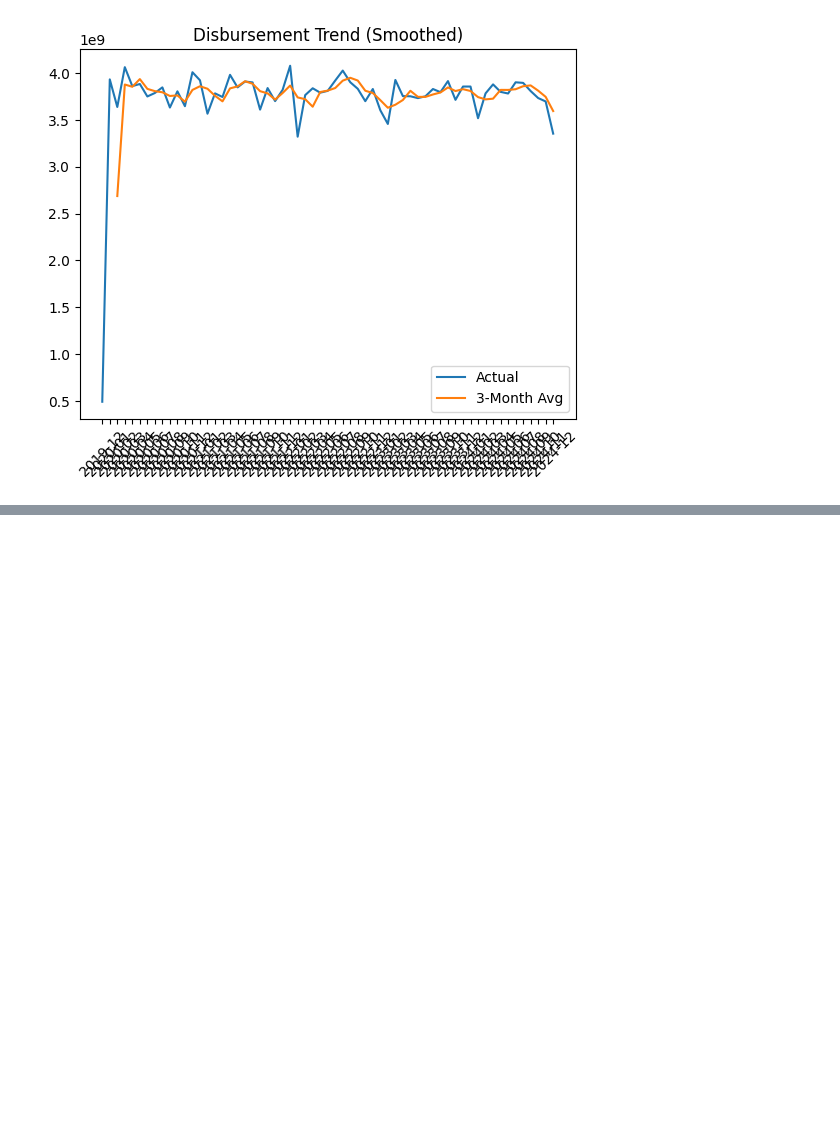
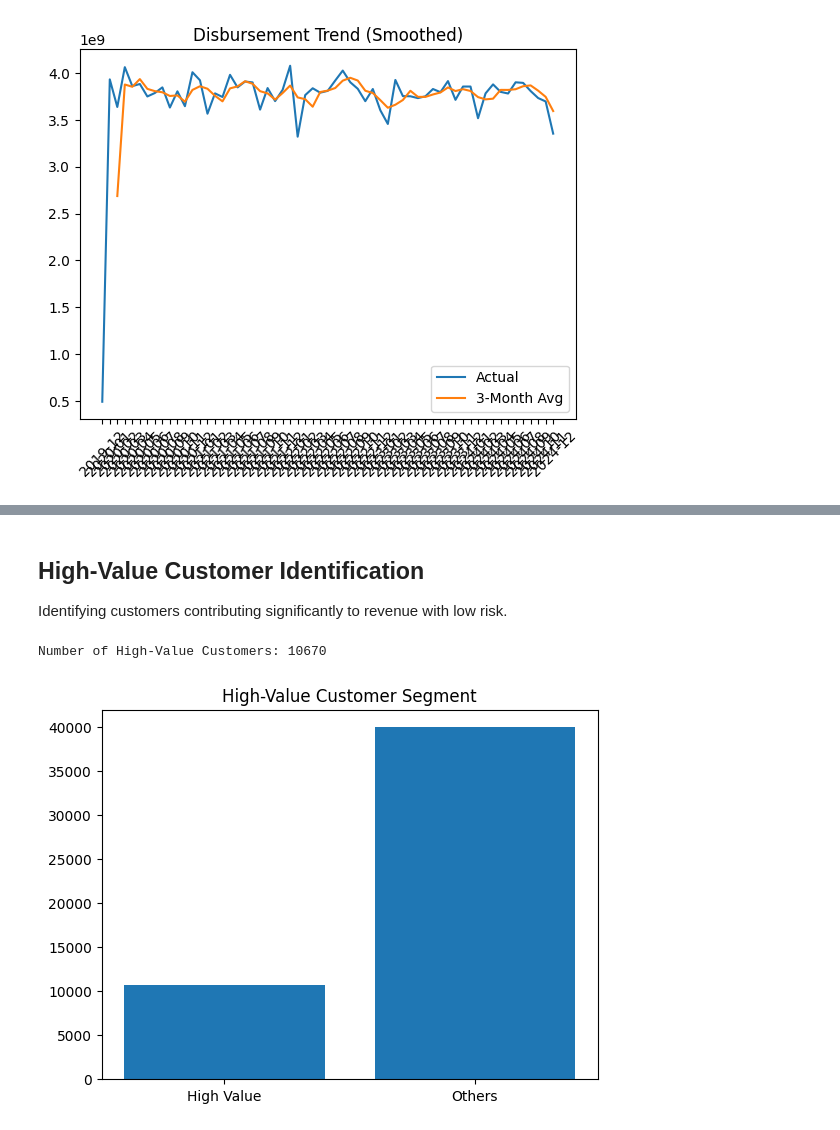
Before and after one commit to madhurmd/hero-fincorp-loan-analysis, a Jupyter notebook: notebooks/analysis.ipynb, the cells around one changed output, grey strips where cells are left out. Saved outputs shown, nothing was run; the diff lists cells and outputs as text; code cells hidden in the pictures; blank space fills up the shorter version.

```diff
--- a/notebooks/analysis.ipynb
+++ b/notebooks/analysis.ipynb
@@ -2064,0 +2135,31 @@ plt.show()
+# %% [markdown]
+## High-Value Customer Identification
+
+Identifying customers contributing significantly to revenue with low risk.
+# %%
+cust_value = loans.groupby('Customer_ID').agg({
+    'Loan_Amount': 'sum',
+    'Interest_Income': 'sum',
+    'Default_Flag': 'mean'
+}).reset_index()
+# %%
+high_value = cust_value[
+    (cust_value['Interest_Income'] > cust_value['Interest_Income'].quantile(0.75)) &
+    (cust_value['Default_Flag'] == 0)
+]
+# %%
+print("Number of High-Value Customers:", len(high_value))
+# %% [output]
+Number of High-Value Customers: 10670
+# %%
+segment_counts = pd.Series({
+    'High Value': len(high_value),
+    'Others': len(cust_value) - len(high_value)
+})
+
+plt.figure()
+plt.bar(segment_counts.index, segment_counts.values)
+plt.title("High-Value Customer Segment")
+plt.show()
+# %% [output]
+[figure, added]
```
Also changed, not shown: parts of 12 cells of this notebook.
